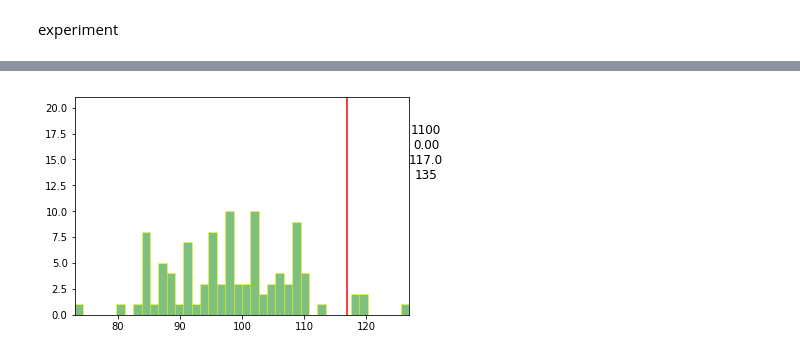
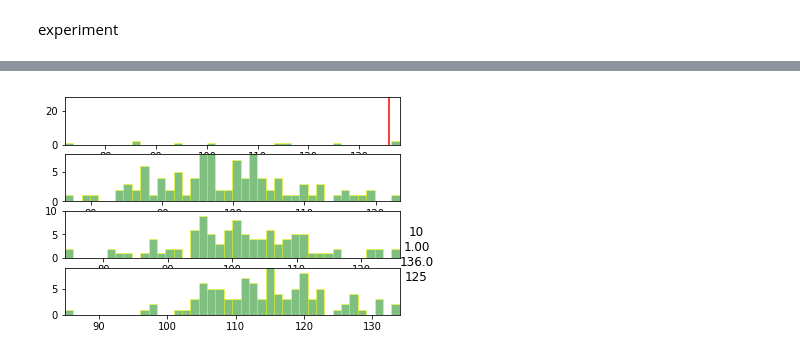
Before and after one commit to dantegates/bayesian-online-learning, a Jupyter notebook: bayesian-online-learning.ipynb, the cells around one changed output, grey strips where cells are left out. Drawn from its saved outputs; the diff is of its cells as text; code cells hidden in the pictures.

Commit message:
all hists showing in animation - adjusting row/column format

```diff
--- a/bayesian-online-learning.ipynb
+++ b/bayesian-online-learning.ipynb
@@ -348,18 +347,26 @@ class Histogram:
             line.remove()
         self.ax.axvline(x, color=color)
 
-def visualize_learning(observations, predictions, last_n=None):
-    fig, ax = plt.subplots()
+def visualize_learning(observations, predictions, model_params, true_dists, last_n=None):
+    fig, axs = plt.subplots(4)
 
     if last_n is None:
         last_n = len(observations)
-    obs_hist = Histogram(ax, observations[:3*last_n])
+    obs_hist = Histogram(axs[0], observations[:3*last_n])
+    gamma_hist = Histogram(axs[1], model_params[0][0].rvs(size=100))
+    poisson_hist = Histogram(axs[2], model_params[0][1].rvs(size=100))
+    true_hist = Histogram(axs[3], true_dists[0].rvs(size=100))
 
     def animate(i):
         start = 0 if i < last_n else i - last_n
         stop = i
         obs = observations[start:stop+1]
         obs_hist.update(obs)
+
+        gamma, poisson = model_params[i]
+        gamma_hist.update(gamma.rvs(size=100))
+        poisson_hist.update(poisson.rvs(size=100))
+        true_hist.update(true_dists[i].rvs(size=100))
 
         pred = predictions[i]
         obs_hist.plot_line(pred, color='r')
@@ -370,9 +377,9 @@ def visualize_learning(observations, predictions, last_n=None):
             pred=pred,
             max=max(obs))
         plt.title(title, x=1.05, y=0.6)
-        return [obs_hist.patch, ]
+        return [obs_hist.patch, gamma_hist.patch, poisson_hist.patch]
 
-    ani = animation.FuncAnimation(fig, animate, len(observations),
+    ani = animation.FuncAnimation(fig, animate, 10,#len(observations),
                                   repeat=False, blit=True, interval=30)
     return ani
 # %%
@@ -380,12 +387,13 @@ import itertools
 model = Model(1e-3, 1e-3, CONFIDENCE)
 lambdas = list(reversed(range(80, 110, 5)))
 lambdas += list(range(85, 110, 5))
-observations = np.array([
-    x for L in lambdas
-      for x in ss.poisson.rvs(L, size=100)])
+true_dists = [ss.poisson(L) for L in lambdas for _ in range(100)]
+observations = np.array([d.rvs() for d in true_dists])
 predictions = []
 model_params = []
 for observation in observations:
     model.update(observation)
-    model_params.append((model.alpha, model.beta, model.lambda_))
+    model_params.append((
+        ss.gamma(model.alpha, scale=1/model.beta),
+        ss.poisson(model.lambda_)))
     predictions.append(model.predict())
@@ -396,9 +400,11 @@ def dist_to_hist(dist):
 # %%
 ani = visualize_learning(
     observations,
     predictions,
+    model_params,
+    true_dists,
     last_n=100)
 HTML(ani.to_html5_video())
 # %% [output]
 [interactive output not drawn]
-[figure, old version]
+[figure, new version]
```
Also changed, not shown: parts of 2 cells of this notebook.
